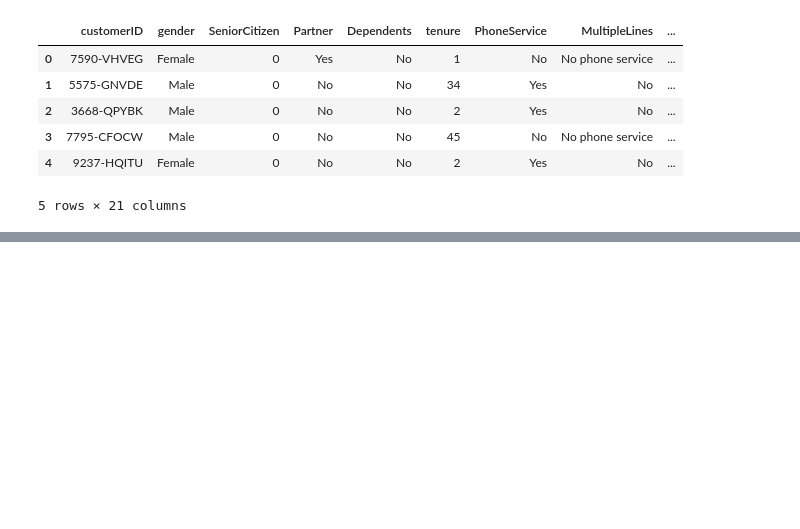
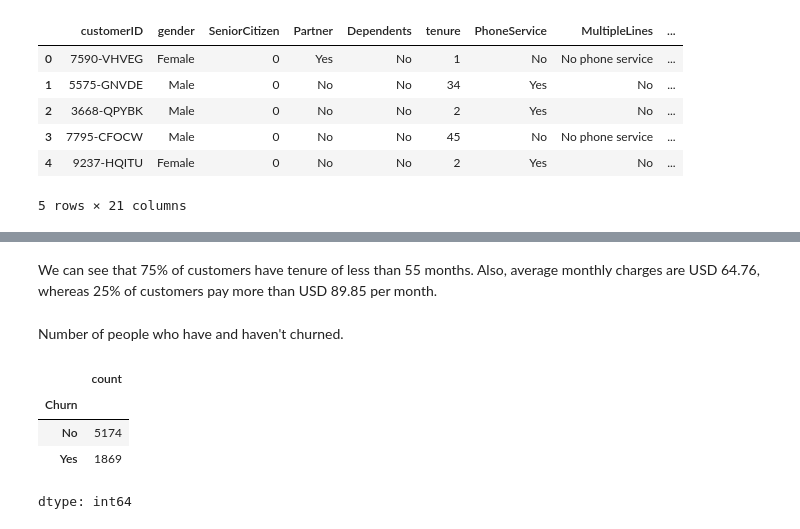
Before and after one commit to G-forcemole/Churn-EDA, a Jupyter notebook: Churn_EDA.ipynb, the cells around one changed output, grey strips where cells are left out. Cells and saved outputs as stored; diff of their text form; code cells hidden in the pictures; blank space fills up the shorter version.

```diff
--- a/Churn_EDA.ipynb
+++ b/Churn_EDA.ipynb
@@ -22,0 +80,13 @@ df.head(5)
+# %% [markdown]
+We can see that 75% of customers have tenure of less than 55 months.
+Also, average monthly charges are USD 64.76, whereas 25% of customers pay more than USD 89.85 per month.
+# %% [markdown]
+Number of people who have and haven't churned.
+# %%
+df['Churn'].value_counts()
+# %% [output]
+|  | count |
+| Churn |  |
+| No | 5174 |
+| Yes | 1869 |
+dtype: int64
```
Also changed, not shown: parts of 16 cells of this notebook.
